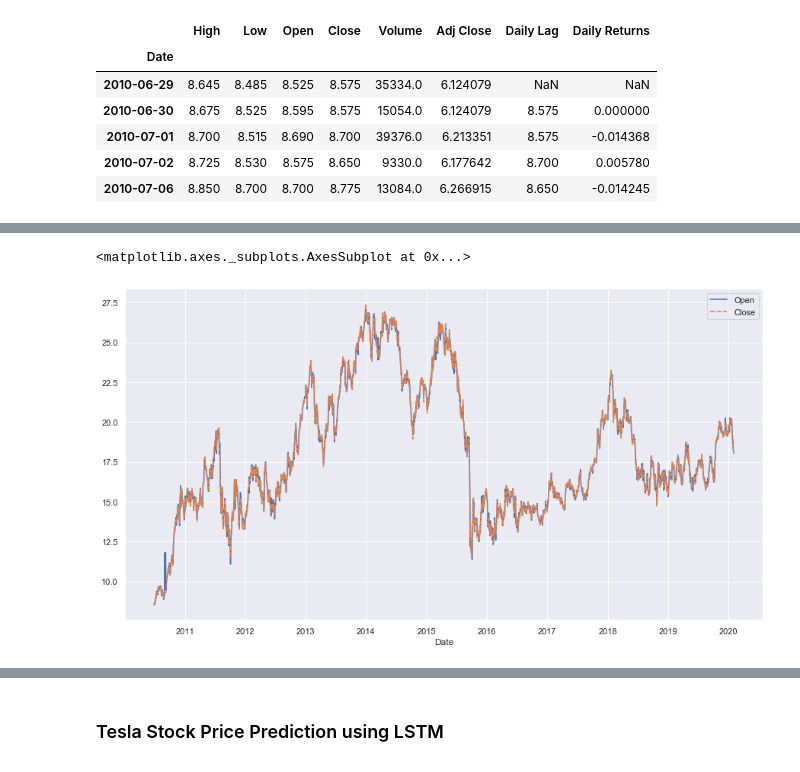
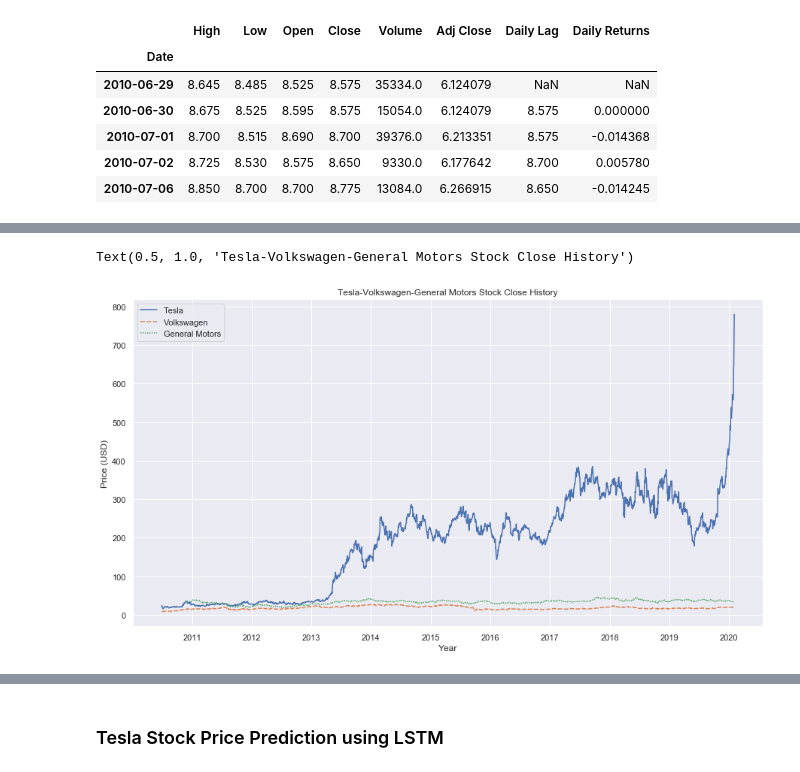
Before and after one commit to vidvatabuch/Tesla-Stock-Analysis, a Jupyter notebook: Tesla stock analysis.ipynb, the cells around one changed output, grey strips where cells are left out. Saved outputs shown, nothing was run; the diff lists cells and outputs as text; code cells hidden in the pictures.

```diff
--- a/Tesla stock analysis.ipynb
+++ b/Tesla stock analysis.ipynb
@@ -7,7 +7,7 @@ import seaborn as sns
 sns.set()
 # %%
 #importing the Tesla Stock Dataset
-tesla_stockdata = pd.read_csv('D:\\kaggle\\TeslaStockData\\TSLA.csv')
+tesla_stockdata = pd.read_csv('..\\TSLA.csv')
 tesla_stockdata.head()
 # %% [output]
 |  | Date | Open | High | Low | Close | Adj Close | Volume |
@@ -225,7 +271,11 @@ sns.lineplot(volkswagen_stockdata.index,volkswagen_stockdata['Close'])
 # %%
-stocks = pd.DataFrame({'Open':volkswagen_stockdata['Open'],'Close':volkswagen_stockdata['Close']})
+stocks = pd.DataFrame({'Tesla':tesla_stockdata['Close'],'Volkswagen':volkswagen_stockdata['Close'],
+                       'General Motors':generalmotors_stockdata['Close']})
 plt.figure(figsize=(15,8))
 sns.lineplot(data=stocks)
+plt.xlabel('Year')
+plt.ylabel('Price (USD)')
+plt.title('Tesla-Volkswagen-General Motors Stock Close History')
 # %% [output]
-<matplotlib.axes._subplots.AxesSubplot at 0x...>
+Text(0.5, 1.0, 'Tesla-Volkswagen-General Motors Stock Close History')
-[figure, old version]
+[figure, new version]
```
Also changed, not shown: parts of 19 cells of this notebook.
